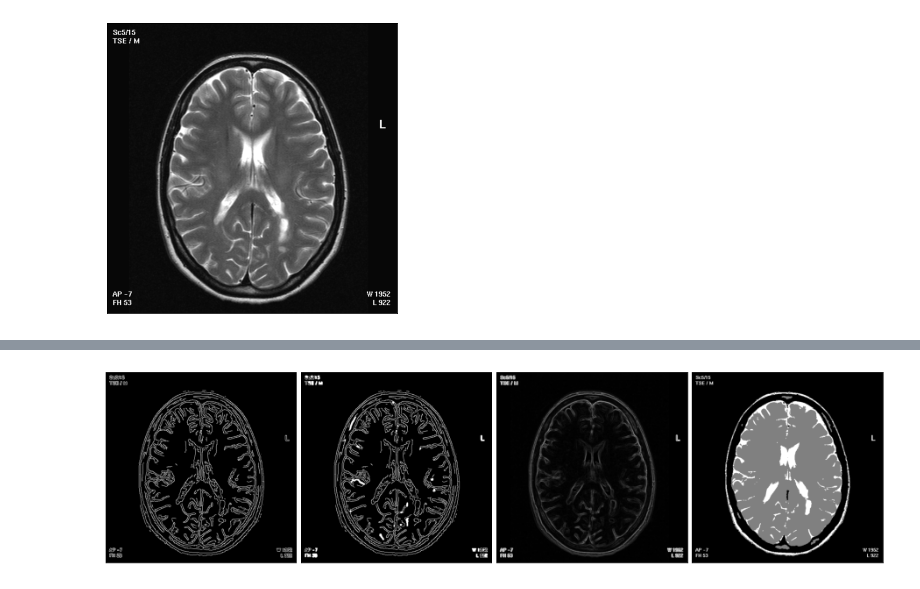
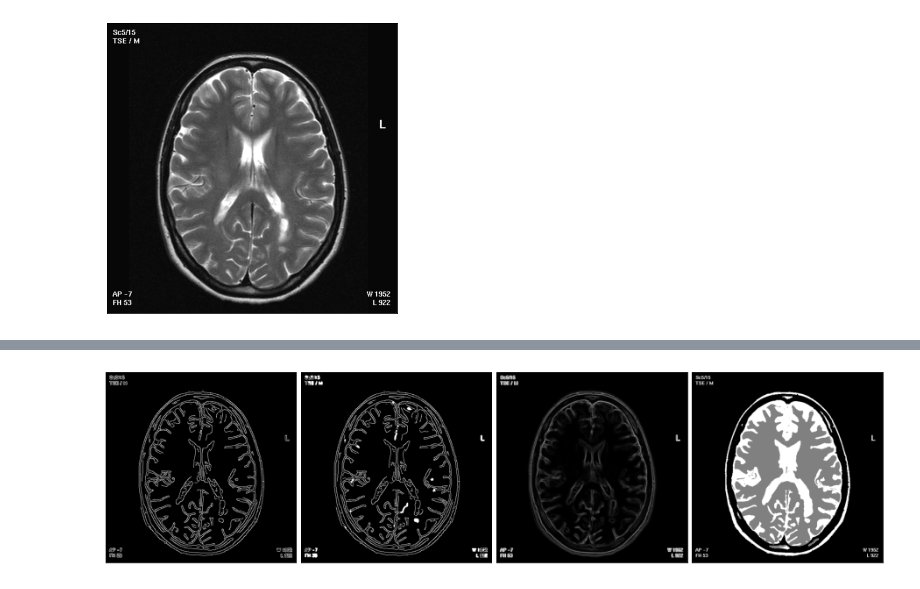
Before and after one commit to wildergd/pdi-tac-segmentation, a Jupyter notebook: test-segmentation-scikit.ipynb, the cells around one changed output, grey strips where cells are left out. Drawn from its saved outputs; the diff is of its cells as text; code cells hidden in the pictures.

Commit message:
fix: segmentation using scikit-image

```diff
--- a/test-segmentation-scikit.ipynb
+++ b/test-segmentation-scikit.ipynb
@@ -29,0 +37,17 @@ imshow(im_gray)
+# %%
+def binarize(img: np.ndarray, threshold: int) -> np.ndarray:
+    result = np.zeros_like(img)
+    result[img < threshold] = 0
+    result[img >= threshold] = 1
+    return result
+
+denoised = cv.fastNlMeansDenoising(im_gray, h = 7)
+
+imshow(
+    denoised,
+    binarize(denoised, 60),
+    binarize(denoised, 90),
+    titles = ['Desnoised', 'Bin (Threshold = 60)', 'Bin (Threshold = 90)'],
+    titleColor = 'white',
+    cols = 4
+)
@@ -30,15 +56,16 @@ imshow(im_gray)
 # %%
-hist, hist_centers = histogram(im_gray)
-edges = canny(im_gray)
+edges = canny(denoised/255)
 filled = ndi.binary_fill_holes(edges)
-elevation_map = sobel(im_gray)
-markers = np.zeros_like(im_gray)
+elevation_map = sobel(denoised)
 
-markers[im_gray < 30] = 1
-markers[im_gray > 100] = 2
-markers[im_gray > 150] = 3
+markers = np.zeros_like(denoised)
+markers[denoised < 13] = 1
+markers[denoised > 90] = 2
+markers[denoised >= 100] = 3
 
 segmentation = watershed(elevation_map, markers)
+# segmentation = ndi.binary_fill_holes(segmentation - 1)
+# labeled, _ = ndi.label(segmentation)
 imshow(edges, filled, elevation_map, segmentation, cols=4)
 # %% [output]
-[figure, old version]
+[figure, new version]
```
Also changed, not shown: parts of 3 cells of this notebook.
